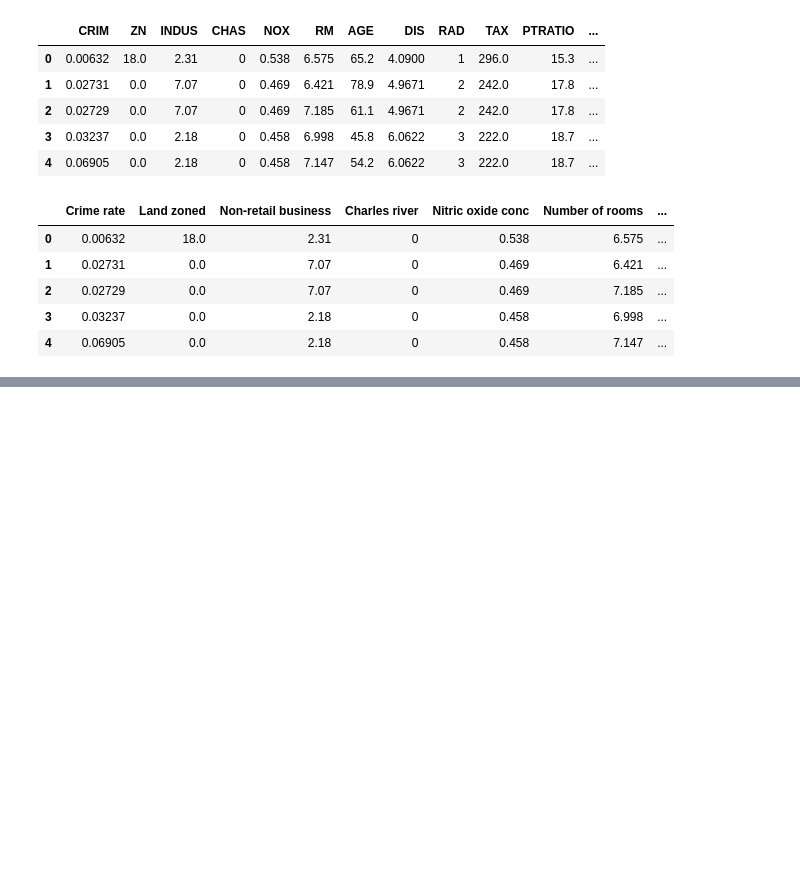
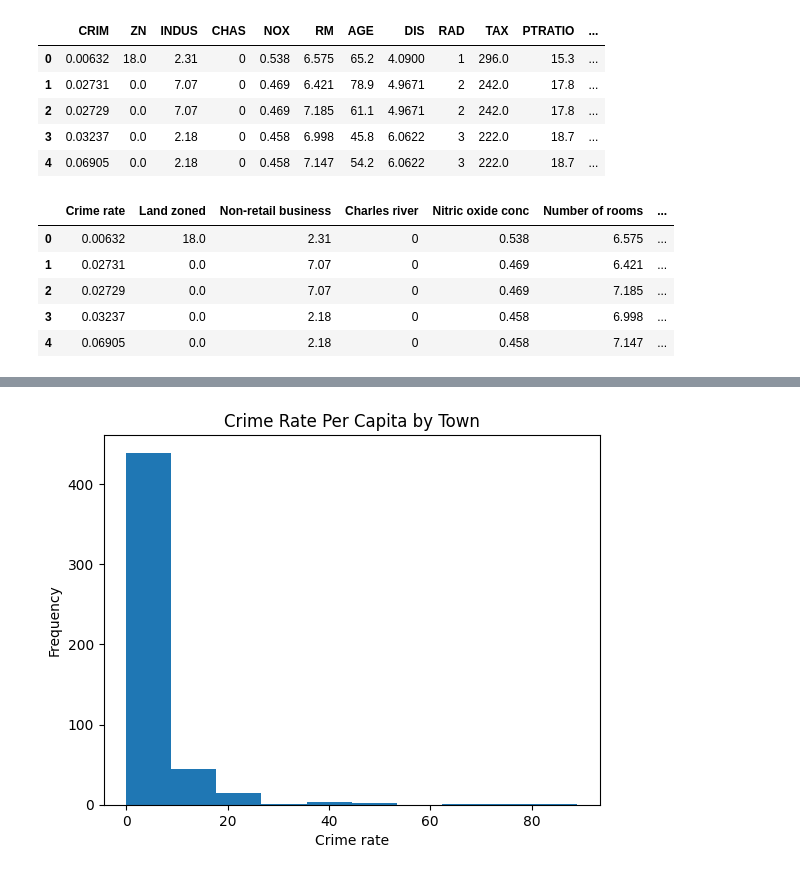
Before and after one commit to pabrokim/Boston-House-Prices, a Jupyter notebook: boston.ipynb, the cells around one changed output, grey strips where cells are left out. Saved outputs shown, nothing was run; the diff lists cells and outputs as text; code cells hidden in the pictures; blank space fills up the shorter version.

Commit message:
Add hist and boxplot  visualizations

```diff
--- a/boston.ipynb
+++ b/boston.ipynb
@@ -51,0 +64,8 @@ df.head()
+# %%
+#histogram for crime rate
+fig = plt.hist(df["Crime rate"])
+plt.xlabel("Crime rate")
+plt.ylabel('Frequency')
+plt.title("Crime Rate Per Capita by Town");
+# %% [output]
+[figure, added]
```
Also changed, not shown: parts of 2 cells of this notebook.
